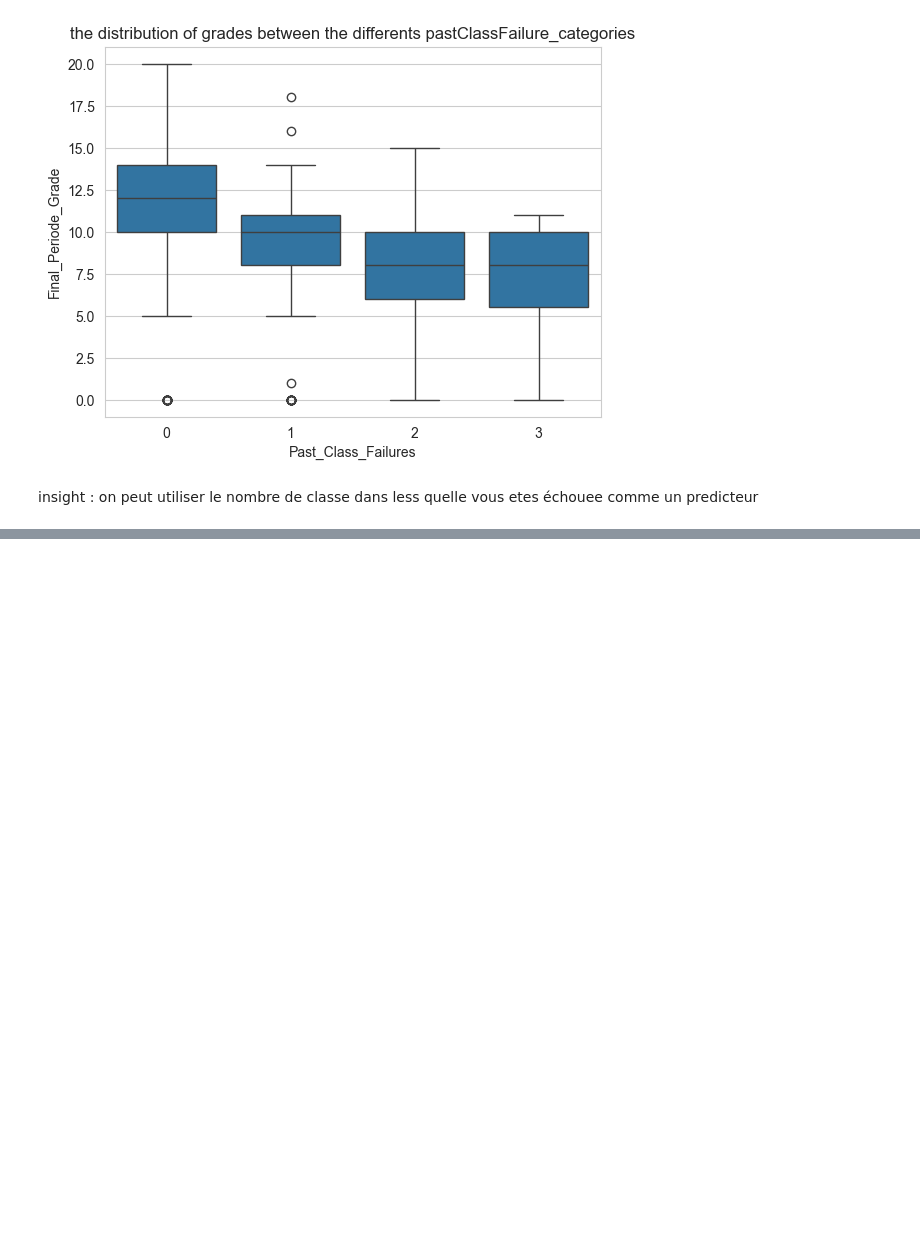
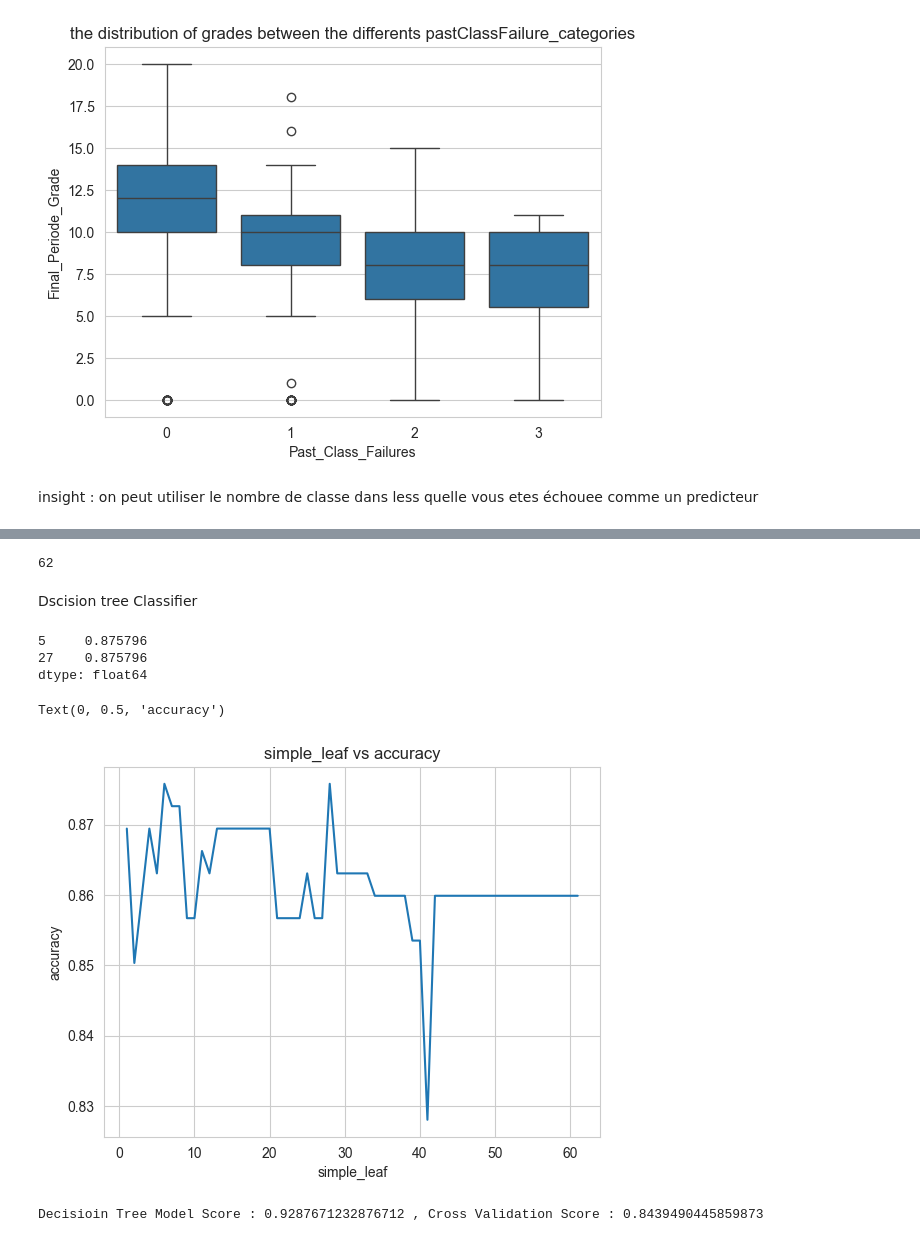
Before and after one commit to AyoubSamy/performance_student_analysis_project, a Jupyter notebook: notebook/notbook1.ipynb, the cells around one changed output, grey strips where cells are left out. Drawn from its saved outputs; the diff is of its cells as text; code cells hidden in the pictures; blank space fills up the shorter version.

Commit message:
09/03/2024 building descision tree classifier

```diff
--- a/notebook/notbook1.ipynb
+++ b/notebook/notbook1.ipynb
@@ -401,0 +426,5 @@ insight : on peut utiliser le nombre de classe dans less quelle vous etes échou
+# %%
+## label encode final_grade
+le = preprocessing.LabelEncoder()
+dfd.Final_grade = le.fit_transform(dfd.Final_grade)
+dfd.Final_grade.head()
@@ -401,0 +438,5 @@ insight : on peut utiliser le nombre de classe dans less quelle vous etes échou
+# %%
+# dataset train_test_split
+X = dfd.drop('Final_grade',axis=1)
+y = dfd.Final_grade
+X_train,X_test,y_train,y_test=train_test_split(X,y,test_size=0.3)# This argument specifies that 30% of the data will be allocated to the testing set (the remaining 70% goes to the training set)
@@ -401,0 +459,5 @@ insight : on peut utiliser le nombre de classe dans less quelle vous etes échou
+# %%
+# get dummy varibles
+X_train = pd.get_dummies(X_train)
+X_test = pd.get_dummies(X_test)
+X_train
@@ -401,0 +478,36 @@ insight : on peut utiliser le nombre de classe dans less quelle vous etes échou
+# %%
+len(list(X_train))
+# %% [output]
+62
+# %% [markdown]
+Dscision tree Classifier
+# %%
+# find the optimal # of minimum samples leaf
+msl=[]
+for i in range(1,62):
+    tree = DecisionTreeClassifier(min_samples_leaf=i)
+    t= tree.fit(X_train, y_train)
+    ts=t.score(X_test, y_test)
+    msl.append(ts)
+msl = pd.Series(msl)
+msl.where(msl==msl.max()).dropna()
+# %% [output]
+5     0.875796
+27    0.875796
+dtype: float64
+# %%
+
+sns.lineplot(x=range(1,62),y=msl)
+plt.title("simple_leaf vs accuracy")
+plt.xlabel("simple_leaf")
+plt.ylabel("accuracy")
+# %% [output]
+Text(0, 0.5, 'accuracy')
+[figure, added]
+# %%
+tree = DecisionTreeClassifier(min_samples_leaf=5)
+t= tree.fit(X_train, y_train)
+print("Decisioin Tree Model Score" , ":" , t.score(X_train, y_train) , "," ,
+      "Cross Validation Score" ,":" , t.score(X_test, y_test))
+# %% [output]
+Decisioin Tree Model Score : 0.9287671232876712 , Cross Validation Score : 0.8439490445859873
```
Also changed, not shown: parts of 7 cells of this notebook, 1 other file.
